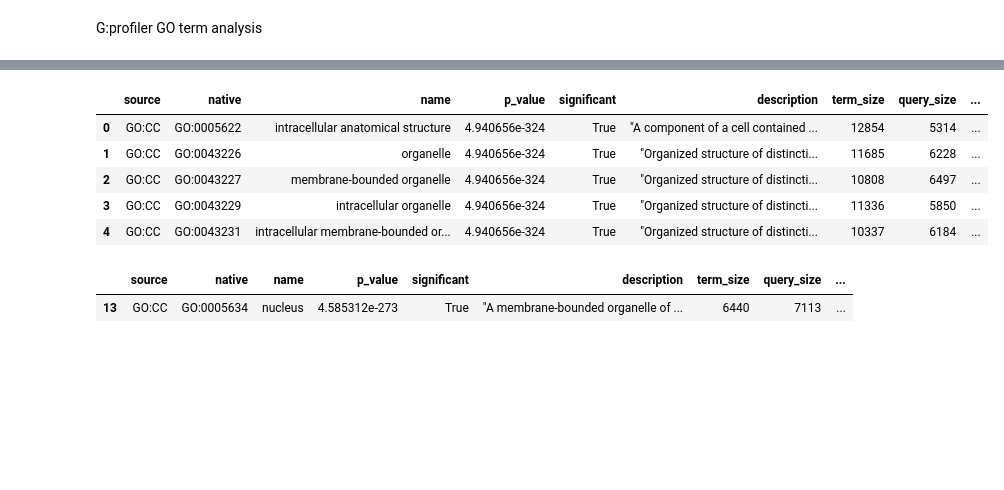
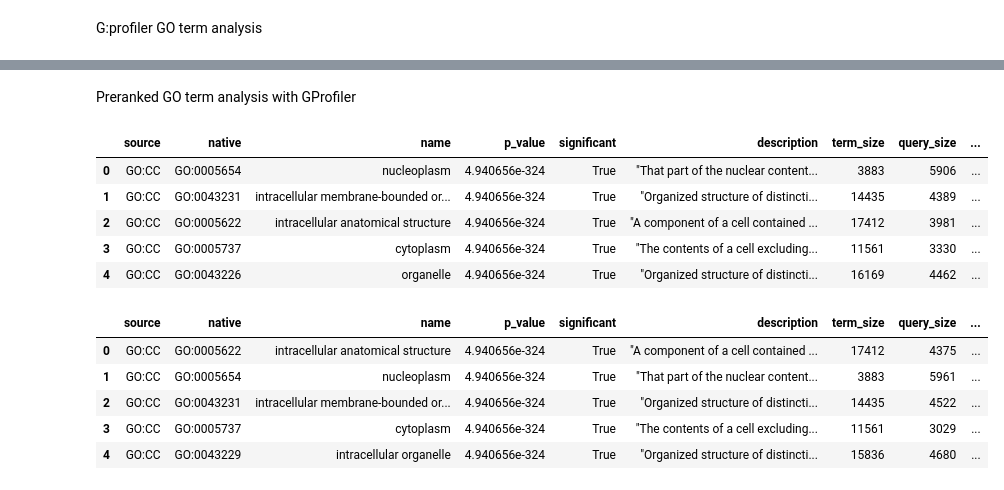
Before and after one commit to jjun7793/2024snubinfo_term, a Jupyter notebook: Junyoung_Park_2024snubinfo.ipynb, the cells around one changed output, grey strips where cells are left out. Drawn from its saved outputs; the diff is of its cells as text; code cells hidden in the pictures; blank space fills up the shorter version.

```diff
--- a/Junyoung_Park_2024snubinfo.ipynb
+++ b/Junyoung_Park_2024snubinfo.ipynb
@@ -185,16 +214,16 @@ def batched(iterable, n):
         yield items
 
 bm = gp.biomart.Biomart()
-results = []
+result = []
 
 for batch in batched(total_gene_list, 300):
     res = bm.query(dataset='mmusculus_gene_ensembl',
                    attributes=['ensembl_gene_id', 'external_gene_name'],
                    filters={'ensembl_gene_id': batch})
-    results.append(res)
+    result.append(res)
 
-results = pd.concat(results)
-results
+result = pd.concat(result)
+result
 # %% [output]
 |  | ensembl_gene_id | external_gene_name |
 | 0 | ENSMUSG00000001138 | Cnnm3 |
@@ -212,5 +241,6 @@ results
 # %%
-results = results.sort_values(by=['ensembl_gene_id'])
+results = result.sort_values(by=['ensembl_gene_id'])
 results = results.set_index('ensembl_gene_id')
-results['external_gene_name'] = results['external_gene_name'].str.upper().dropna().drop_duplicates()
+results['external_gene_name'] = results['external_gene_name'].str.upper().drop_duplicates()
+results = results.dropna()
 results
@@ -277,0 +319,8 @@ total_results
+# %%
+preranked_clip = total_results.iloc[:,[0,16]].copy()
+preranked_clip['external_gene_name'] = preranked_clip['external_gene_name'].str.upper().dropna().drop_duplicates()
+preranked_clip = preranked_clip.sort_values(by='clip_enrichment', ascending = False).dropna()
+preranked_clip =  preranked_clip.reset_index(drop=True)
+preranked_clip['log2FC_clip_enrichment'] = np.log2(preranked_clip['clip_enrichment']).copy()
+preranked_clip = preranked_clip.drop('clip_enrichment', axis=1)
+preranked_clip
@@ -370,8 +582,0 @@ Preranked_clip GO term analysis
-# %%
-preranked_clip = total_results.iloc[:,[0,16]].copy()
-preranked_clip['external_gene_name'] = preranked_clip['external_gene_name'].str.upper().dropna().drop_duplicates()
-preranked_clip = preranked_clip.sort_values(by='clip_enrichment', ascending = True).dropna()
-preranked_clip =  preranked_clip.reset_index(drop=True)
-preranked_clip['log2FC_clip_enrichment'] = np.log2(preranked_clip['clip_enrichment']).copy()
-preranked_clip = preranked_clip.drop('clip_enrichment', axis=1)
-preranked_clip
@@ -519,15 +1088,30 @@ gp2 = GProfiler(return_dataframe=True)
+# %% [markdown]
+Preranked GO term analysis with GProfiler
 # %%
-prerank_result = gp2.profile(organism='mmusculus', query=preranked_clip.iloc[:,0].tolist(), sources=["GO:BP", "GO:MF", "GO:CC"], ordered=True, no_evidences=False, no_iea=True)
-prerank_result.head()
+prerank_result_clip = gp2.profile(organism='mmusculus',
+                                  query= preranked_clip.iloc[:,0].tolist(),
+                                  sources=["GO:BP", "GO:MF", "GO:CC"],
+                                  ordered=True, no_evidences=False,
+                                  user_threshold= 0.05)
+prerank_result_clip.head()
 # %% [output]
 |  | source | native | name | p_value | significant | description | term_size | query_size | ... |
-| 0 | GO:CC | GO:0005622 | intracellular anatomical structure | 4.940656e-324 | True | "A component of a cell contained ... | 12854 | 5314 | ... |
-| 1 | GO:CC | GO:0043226 | organelle | 4.940656e-324 | True | "Organized structure of distincti... | 11685 | 6228 | ... |
-| 2 | GO:CC | GO:0043227 | membrane-bounded organelle | 4.940656e-324 | True | "Organized structure of distincti... | 10808 | 6497 | ... |
-| 3 | GO:CC | GO:0043229 | intracellular organelle | 4.940656e-324 | True | "Organized structure of distincti... | 11336 | 5850 | ... |
-| 4 | GO:CC | GO:0043231 | intracellular membrane-bounded or... | 4.940656e-324 | True | "Organized structure of distincti... | 10337 | 6184 | ... |
+| 0 | GO:CC | GO:0005654 | nucleoplasm | 4.940656e-324 | True | "That part of the nuclear content... | 3883 | 5906 | ... |
+| 1 | GO:CC | GO:0043231 | intracellular membrane-bounded or... | 4.940656e-324 | True | "Organized structure of distincti... | 14435 | 4389 | ... |
+| 2 | GO:CC | GO:0005622 | intracellular anatomical structure | 4.940656e-324 | True | "A component of a cell contained ... | 17412 | 3981 | ... |
+| 3 | GO:CC | GO:0005737 | cytoplasm | 4.940656e-324 | True | "The contents of a cell excluding... | 11561 | 3330 | ... |
+| 4 | GO:CC | GO:0043226 | organelle | 4.940656e-324 | True | "Organized structure of distincti... | 16169 | 4462 | ... |
-# %%
-prerank_result.loc[prerank_result['native'] == 'GO:0005634']
-# %% [output]
-|  | source | native | name | p_value | significant | description | term_size | query_size | ... |
-| 13 | GO:CC | GO:0005634 | nucleus | 4.585312e-273 | True | "A membrane-bounded organelle of ... | 6440 | 7113 | ... |
+# %%
+prerank_result_rdc = gp2.profile(organism='mmusculus',
+                                 query= preranked_rdc.iloc[:,0].tolist(),
+                                 sources=["GO:BP", "GO:MF", "GO:CC"],
+                                 ordered=True, no_evidences=False,
+                                 user_threshold= 0.05)
+prerank_result_rdc.head()
+# %% [output]
+|  | source | native | name | p_value | significant | description | term_size | query_size | ... |
+| 0 | GO:CC | GO:0005622 | intracellular anatomical structure | 4.940656e-324 | True | "A component of a cell contained ... | 17412 | 4375 | ... |
+| 1 | GO:CC | GO:0005654 | nucleoplasm | 4.940656e-324 | True | "That part of the nuclear content... | 3883 | 5961 | ... |
+| 2 | GO:CC | GO:0043231 | intracellular membrane-bounded or... | 4.940656e-324 | True | "Organized structure of distincti... | 14435 | 4522 | ... |
+| 3 | GO:CC | GO:0005737 | cytoplasm | 4.940656e-324 | True | "The contents of a cell excluding... | 11561 | 3029 | ... |
+| 4 | GO:CC | GO:0043229 | intracellular organelle | 4.940656e-324 | True | "Organized structure of distincti... | 15836 | 4680 | ... |
```
Also changed, not shown: parts of 79 cells of this notebook.
